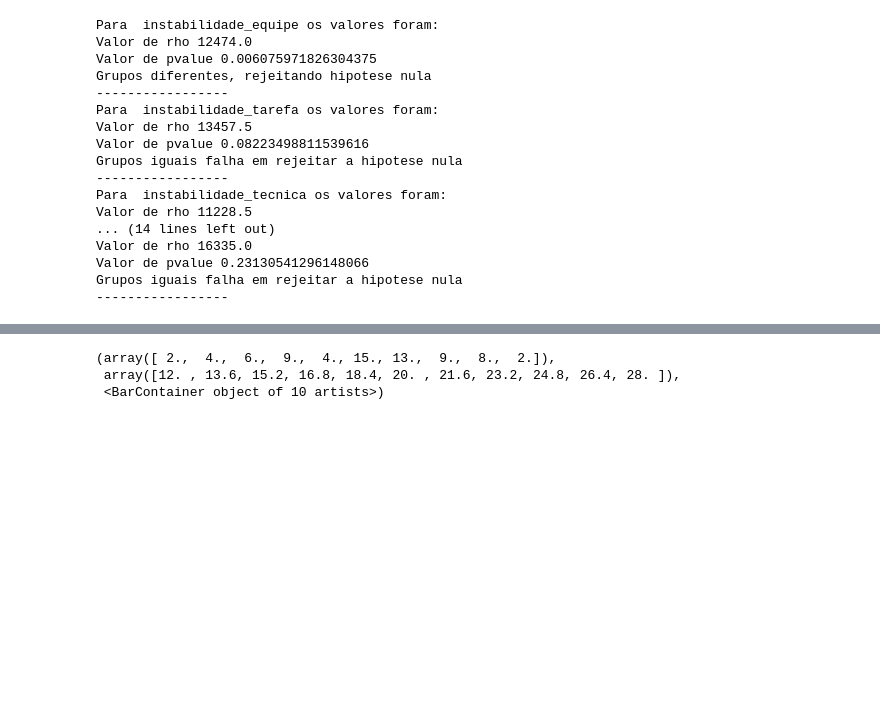
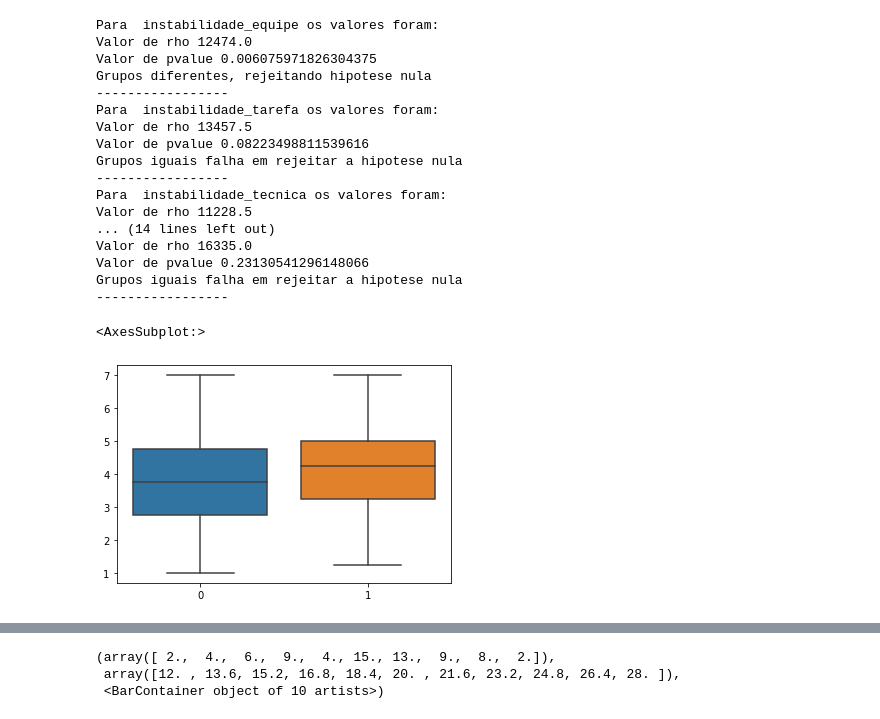
Before and after one commit to dan1lo/PesquisaDoutoradoPosDiferencas, a Jupyter notebook: pesquisa_sexo_completo_base_R.ipynb, the cells around one changed output, grey strips where cells are left out. Saved outputs shown, nothing was run; the diff lists cells and outputs as text; code cells hidden in the pictures; blank space fills up the shorter version.

```diff
--- a/pesquisa_sexo_completo_base_R.ipynb
+++ b/pesquisa_sexo_completo_base_R.ipynb
@@ -376,3 +453,8 @@ Valor de rho 16335.0
 Valor de pvalue 0.23130541296148066
 Grupos iguais falha em rejeitar a hipotese nula
 -----------------
+# %%
+sns.boxplot(data= [dados_agil.instabilidade_equipe,dados_hibrida.instabilidade_equipe])
+# %% [output]
+<AxesSubplot:>
+[figure, added]
```
Also changed, not shown: parts of 12 cells of this notebook.
